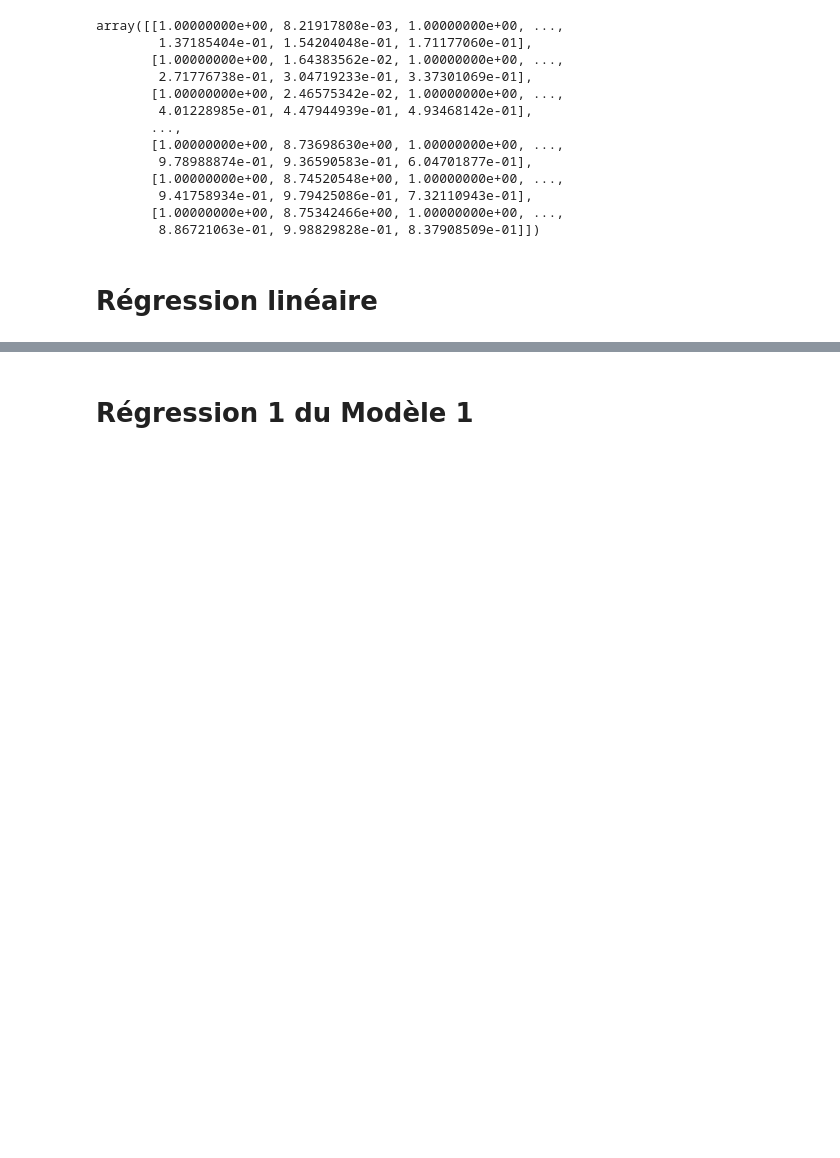
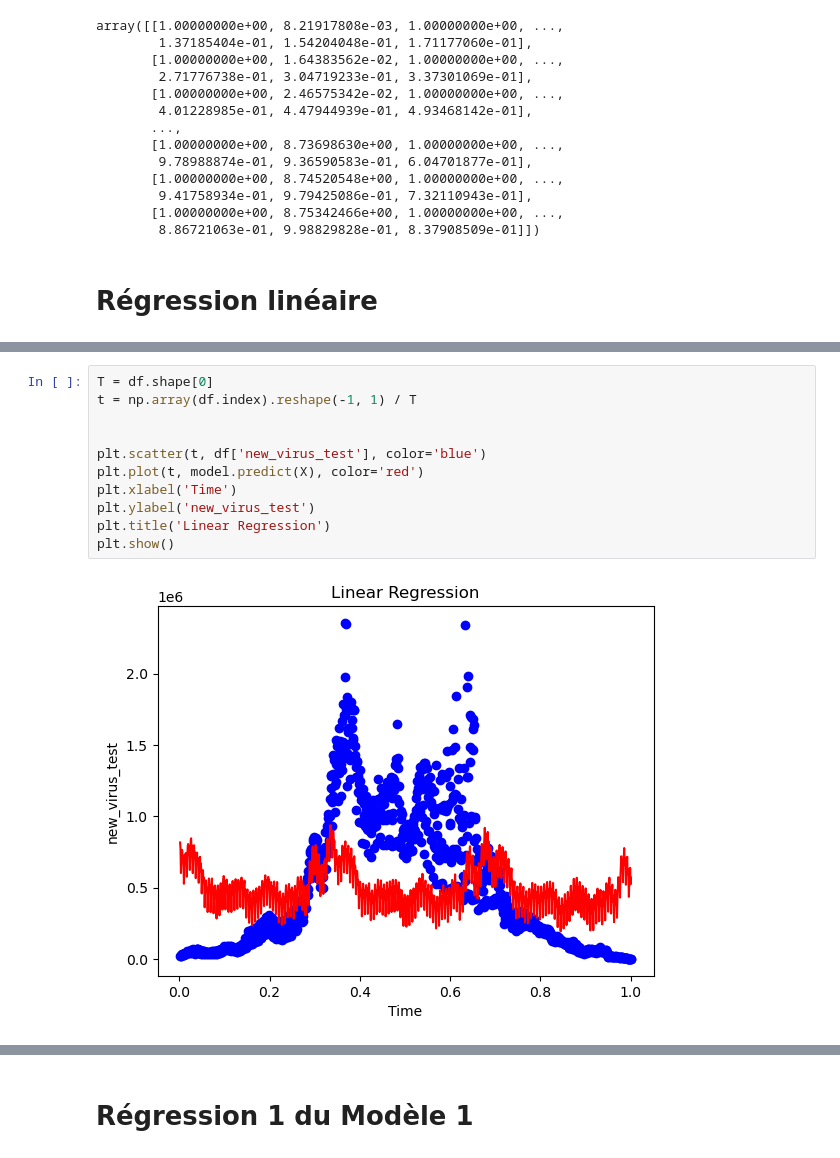
Before and after one commit to Jeremstar/business_is_business, a Jupyter notebook: Modèle_1.ipynb, the cells around one changed output, grey strips where cells are left out. Cells and saved outputs as stored; diff of their text form; blank space fills up the shorter version.

```diff
--- a/Modèle_1.ipynb
+++ b/Modèle_1.ipynb
@@ -142 +143,14 @@ Beta :  [-8.64764652e+12  6.78960053e+03  1.30868989e+13  1.30485849e+16
+# %%
+T = df.shape[0]
+t = np.array(df.index).reshape(-1, 1) / T
+
+
+plt.scatter(t, df['new_virus_test'], color='blue')
+plt.plot(t, model.predict(X), color='red')
+plt.xlabel('Time')
+plt.ylabel('new_virus_test')
+plt.title('Linear Regression')
+plt.show()
+# %% [output]
+[figure, added]
 # %%
```
Also changed, not shown: parts of 4 cells of this notebook.
